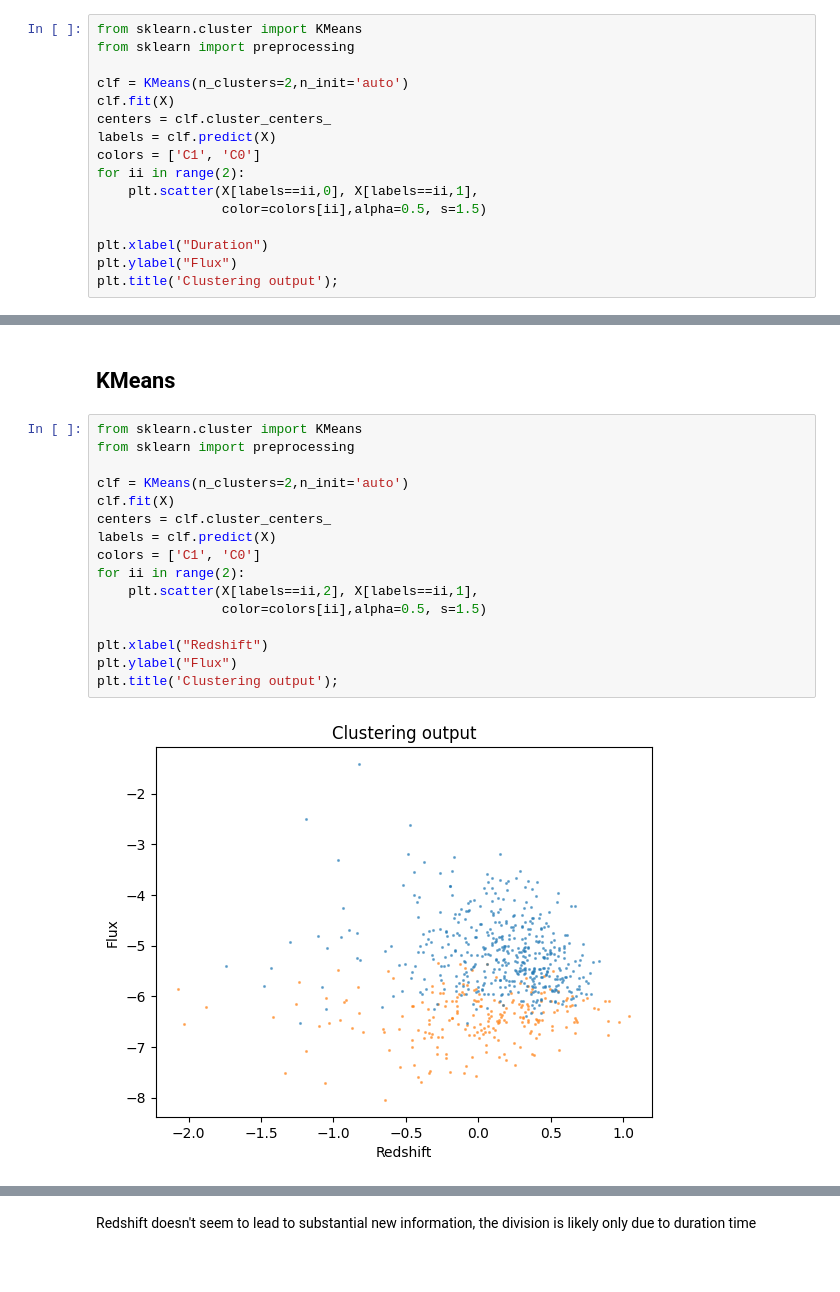
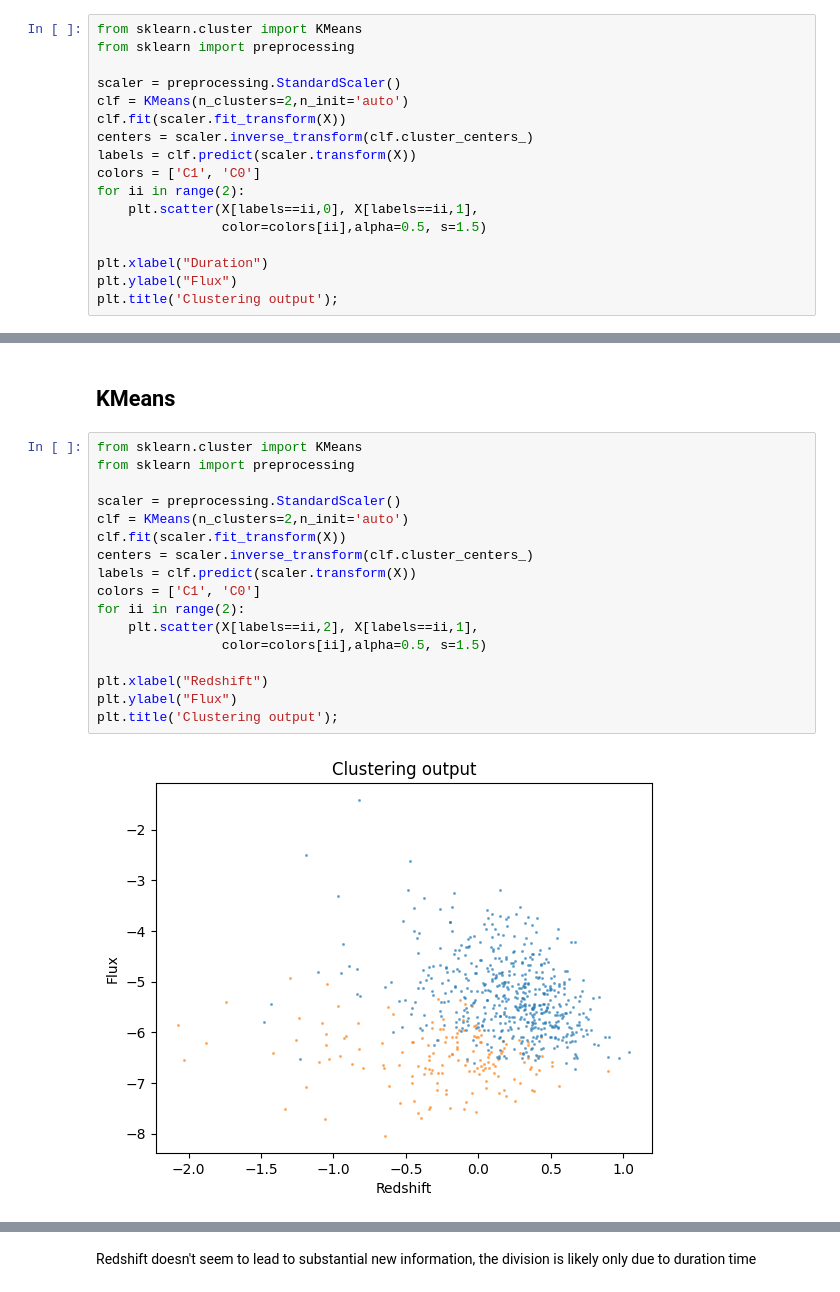
Before and after one commit to matteobosco0203/astrostatistics_bicocca_2026, a Jupyter notebook: working/L14 - GRBs.ipynb, the cells around one changed output, grey strips where cells are left out. Cells and saved outputs as stored; diff of their text form.

```diff
--- a/working/L14 - GRBs.ipynb
+++ b/working/L14 - GRBs.ipynb
@@ -100,10 +100,11 @@ X=np.log10(X)
 from sklearn.cluster import KMeans
 from sklearn import preprocessing
 
+scaler = preprocessing.StandardScaler()
 clf = KMeans(n_clusters=2,n_init='auto')
-clf.fit(X)
-centers = clf.cluster_centers_
-labels = clf.predict(X)
+clf.fit(scaler.fit_transform(X))
+centers = scaler.inverse_transform(clf.cluster_centers_)
+labels = clf.predict(scaler.transform(X))
 colors = ['C1', 'C0']
 for ii in range(2):
     plt.scatter(X[labels==ii,0], X[labels==ii,1],
@@ -328,21 +329,22 @@ plt.legend();
 # %%
 from sklearn.cluster import KMeans
 from sklearn import preprocessing
 
+scaler = preprocessing.StandardScaler()
 clf = KMeans(n_clusters=2,n_init='auto')
-clf.fit(X)
-centers = clf.cluster_centers_
-labels = clf.predict(X)
+clf.fit(scaler.fit_transform(X))
+centers = scaler.inverse_transform(clf.cluster_centers_)
+labels = clf.predict(scaler.transform(X))
 colors = ['C1', 'C0']
 for ii in range(2):
     plt.scatter(X[labels==ii,2], X[labels==ii,1],
                 color=colors[ii],alpha=0.5, s=1.5)
 
 plt.xlabel("Redshift")
 plt.ylabel("Flux")
 plt.title('Clustering output');
 # %% [output]
-[figure, old version]
+[figure, new version]
 # %%
 def kde_sklearn(data, bandwidth = 1.0, kernel="linear"):
     kde_skl = KernelDensity(bandwidth = bandwidth,
```
Also changed, not shown: parts of 1 cell of this notebook.
